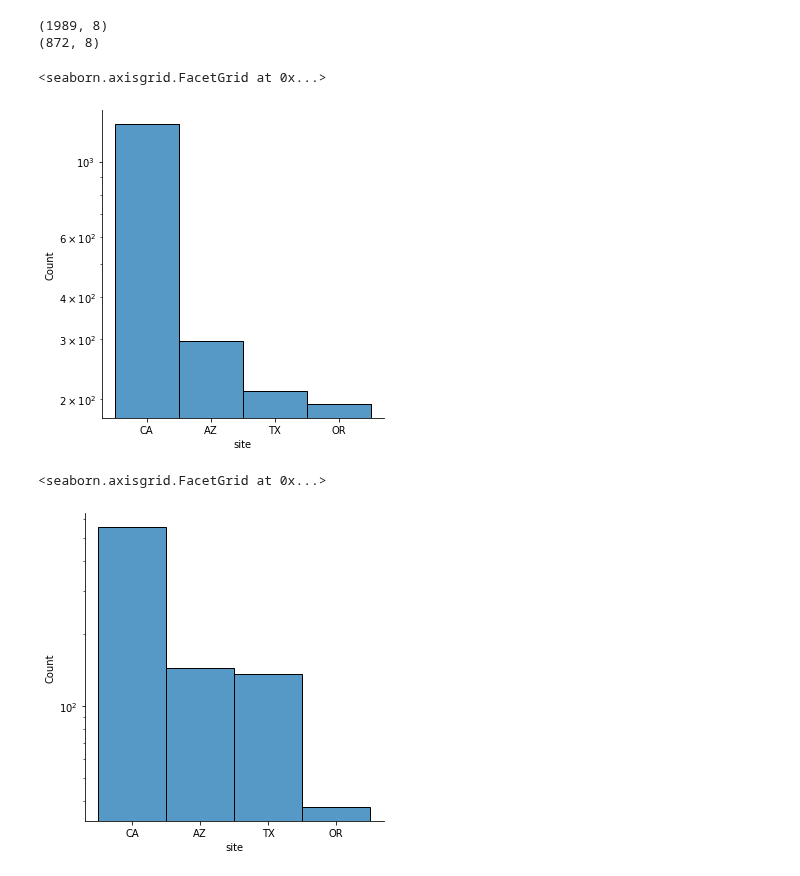
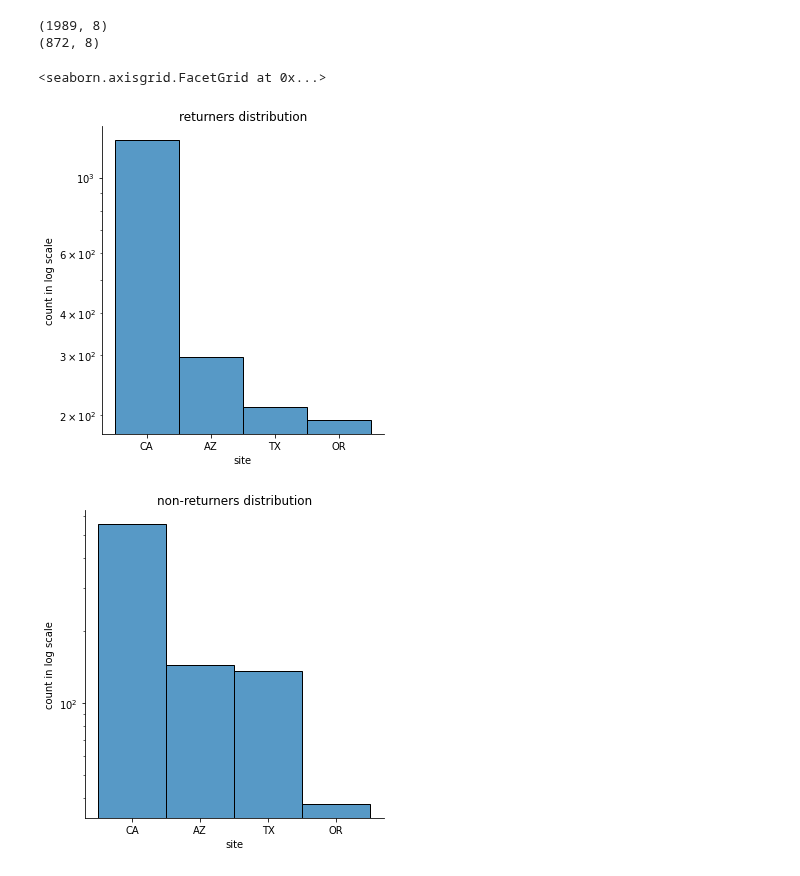
Before and after one commit to pndang/Project_WHEL, a Jupyter notebook: hypothesis_tests/pre-testing-exploration.ipynb, the cells around one changed output. Saved outputs shown, nothing was run; the diff lists cells and outputs as text; code cells hidden in the pictures.

```diff
--- a/hypothesis_tests/pre-testing-exploration.ipynb
+++ b/hypothesis_tests/pre-testing-exploration.ipynb
@@ -90,23 +91,38 @@ returners.drop(columns=['site0'], inplace=True)
 nonreturners['site'] = nonreturners['site0'].replace({1: 'CA', 3: 'CA', 5: 'CA', \
     7: 'AZ', 9: 'CA', 11: 'TX', 13: 'OR'})
 nonreturners.drop(columns=['site0'], inplace=True)
-# %%
-def plot_dist(df, col, y_log_scale=False):
-
-    """"
-
-    Function to plot the distribution of column {col}
-
-    """"
-
-    return
-# %%
-sns.displot(returners['site'], log_scale=[False, True])
-# %% [output]
-<seaborn.axisgrid.FacetGrid at 0x...>
-[figure, removed]
-# %%
-sns.displot(nonreturners['site'], log_scale=[False, True])
-# %% [output]
-<seaborn.axisgrid.FacetGrid at 0x...>
-[figure, removed]
+# %%
+def plot_dist(df, col, title="", y_log_scale=False):
+
+    """
+
+    Function to plot the distribution of column {col}
+
+    Args:
+        df (DataFrame): dataframe to plot
+        col (str): name of column to plot distribution
+        y_log_scale (bool): whether y-axis (count) should be in log scale
+        title: specified title for plot
+
+    Return:
+        A seaborn plot of the distribution of column {col}
+
+    """
+
+    if y_log_scale:
+        p = sns.displot(df[col], log_scale=[False, True])
+        p.set(xlabel=col, ylabel='count in log scale')
+    else:
+        p = sns.displot(df[col])
+        p.set_axis_labels(xlabel=col, ylabel='count')
+
+    p.set(title=title if len(title) > 0 else f'{col} distribution')
+
+    return p
+# %%
+plot_dist(returners, 'site', 'returners distribution', y_log_scale=True)
+plot_dist(nonreturners, 'site', 'non-returners distribution', y_log_scale=True)
+# %% [output]
+<seaborn.axisgrid.FacetGrid at 0x...>
+[figure, added]
+[figure, added]
```
Also changed, not shown: parts of 2 cells of this notebook.
